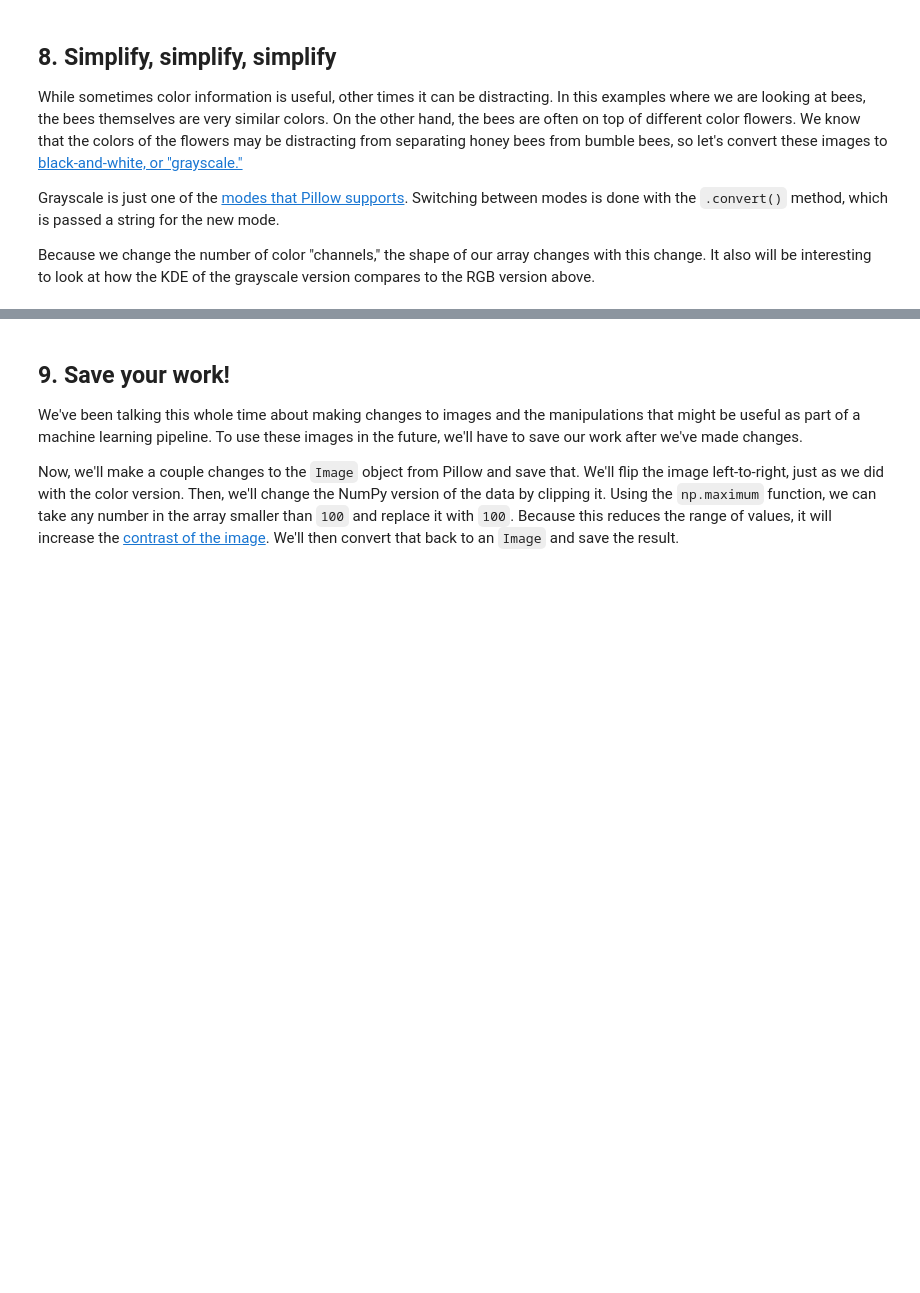
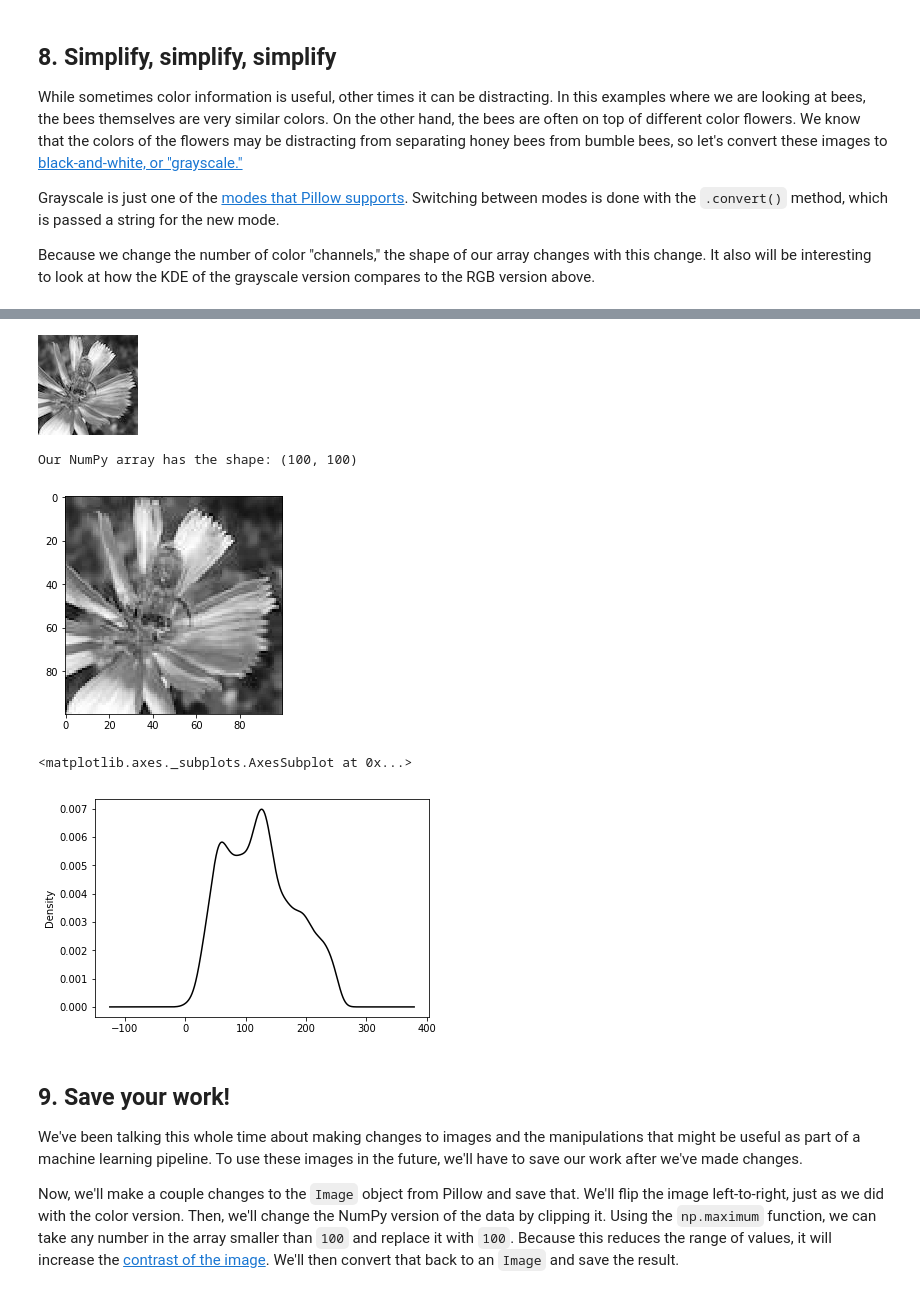
Before and after one commit to rbk2145/Datacamp_projects, a Jupyter notebook: Naïve Bees_ Image Loading and Processing/notebook.ipynb, the cells around one changed output, grey strips where cells are left out. Drawn from its saved outputs; the diff is of its cells as text; code cells hidden in the pictures; blank space fills up the shorter version.

Commit message:
DATA MANIPULATION DATA VISUALIZATION MACHINE LEARNING IMPORTING & CLEANING DATA
Naïve Bees: Image Loading and Processing
Load, transform, and understand images of honey bees and bumble bees in Python.

```diff
--- a/Naïve Bees_ Image Loading and Processing/notebook.ipynb
+++ b/Naïve Bees_ Image Loading and Processing/notebook.ipynb
@@ -193,3 +187,27 @@ TypeError: Image data cannot be converted to float
+# %%
+# convert honey to grayscale
+honey_bw = honey.convert("L")
+display(honey_bw)
+
+# convert the image to a NumPy array
+honey_bw_arr = np.array(honey_bw)
+
+# get the shape of the resulting array
+honey_bw_arr_shape = honey_bw_arr.shape
+print("Our NumPy array has the shape: {}".format(honey_bw_arr_shape))
+
+# plot the array using matplotlib
+plt.imshow(honey_bw_arr, cmap=plt.cm.gray)
+plt.show()
+
+# plot the kde of the new black and white array
+plot_kde(honey_bw_arr, 'k')
+# %% [output]
+[figure, added]
+Our NumPy array has the shape: (100, 100)
+[figure, added]
+<matplotlib.axes._subplots.AxesSubplot at 0x...>
+[figure, added]
 # %% [markdown]
 ## 9. Save your work!
 <p>We've been talking this whole time about making changes to images and the manipulations that might be useful as part of a machine learning pipeline. To use these images in the future, we'll have to save our work after we've made changes.</p>
```
Also changed, not shown: parts of 4 cells of this notebook.
